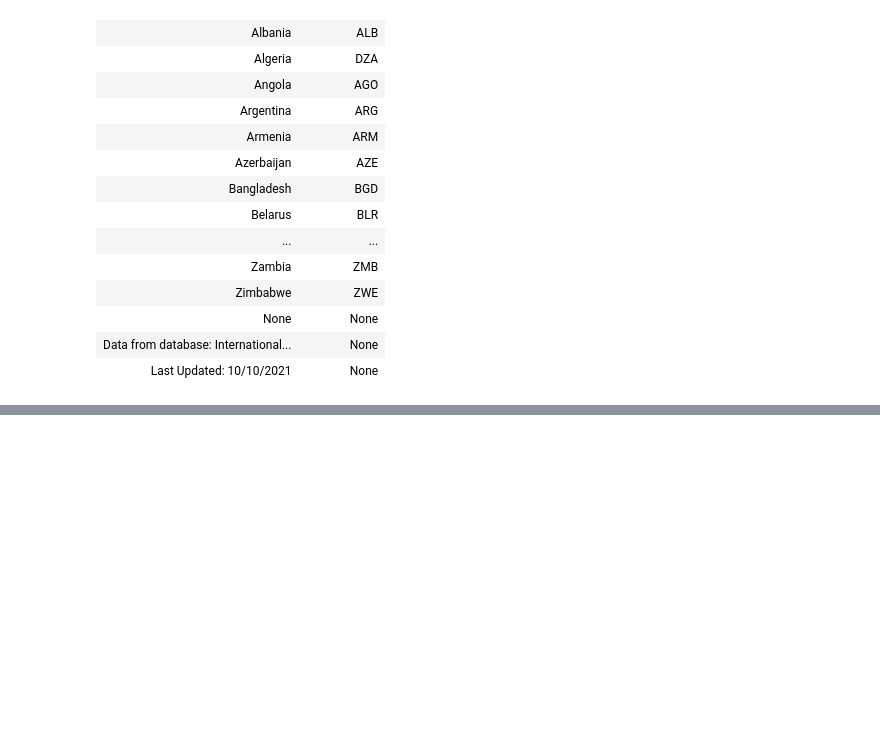
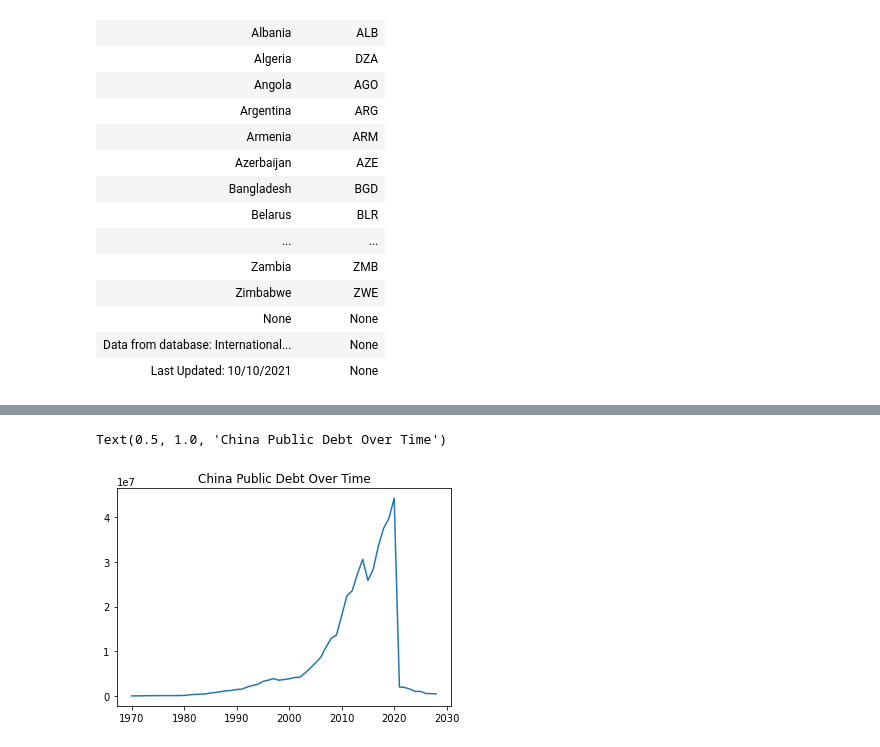
Before and after one commit to harrynnh/learnSQL, a Jupyter notebook: notebook/learn_sql.ipynb, the cells around one changed output, grey strips where cells are left out. Drawn from its saved outputs; the diff is of its cells as text; code cells hidden in the pictures; blank space fills up the shorter version.

```diff
--- a/notebook/learn_sql.ipynb
+++ b/notebook/learn_sql.ipynb
@@ -149,0 +241,8 @@ Done.
+# %%
+china_debt = total_ann_debt_by_country.loc[total_ann_debt_by_country["country_code"]=="CHN", ["year", "total_debt"]]
+fix, ax = plt.subplots()
+ax.plot(china_debt["year"], china_debt["total_debt"])
+ax.set_title("China Public Debt Over Time")
+# %% [output]
+Text(0.5, 1.0, 'China Public Debt Over Time')
+[figure, added]
```
Also changed, not shown: parts of 20 cells of this notebook.
